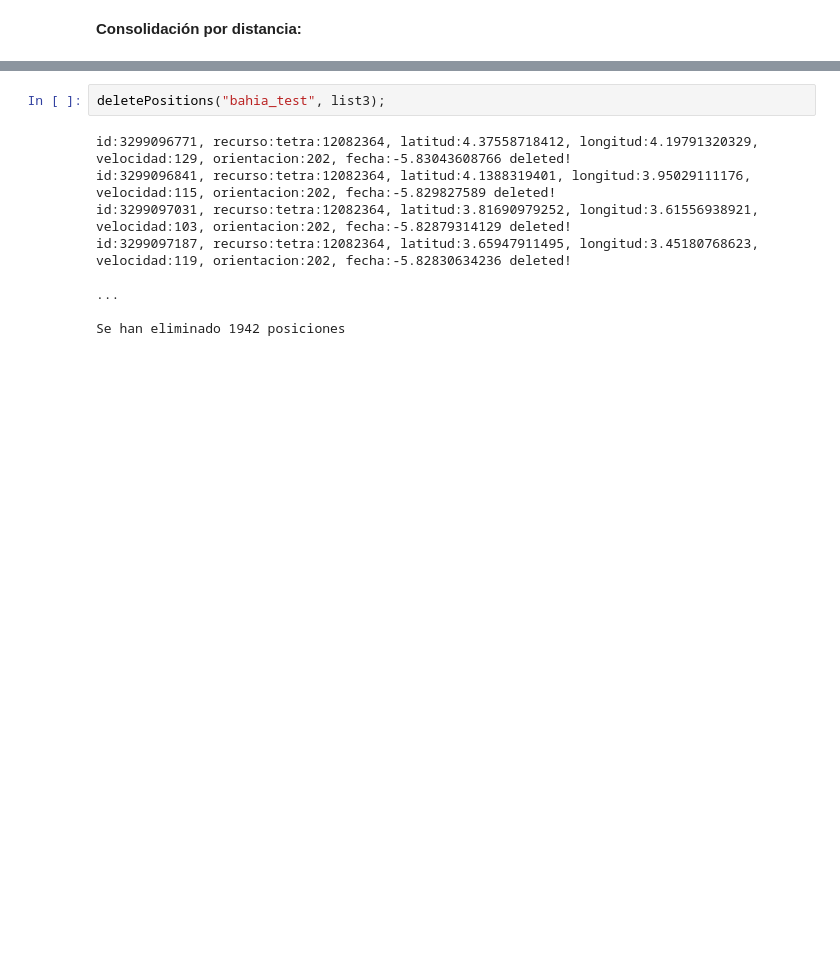
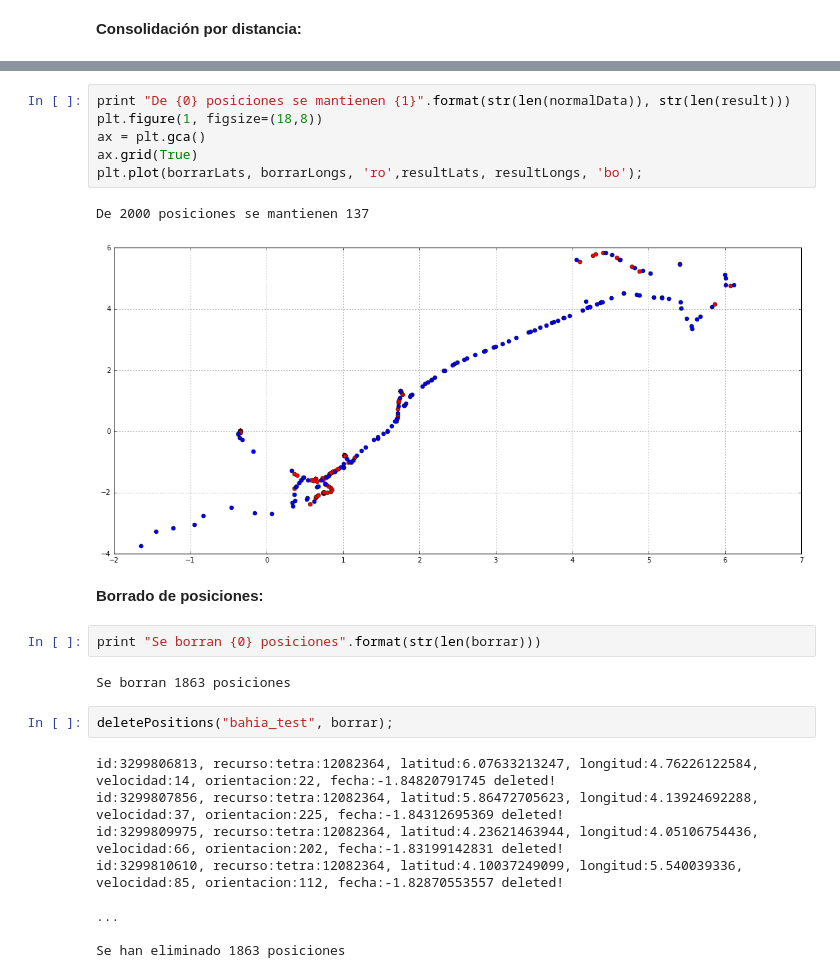
Before and after one commit to pbarbero/TFM, a Jupyter notebook: demo/demoConsolidationSimple.ipynb, the cells around one changed output, grey strips where cells are left out. Saved outputs shown, nothing was run; the diff lists cells and outputs as text; blank space fills up the shorter version.

```diff
--- a/demo/demoConsolidationSimple.ipynb
+++ b/demo/demoConsolidationSimple.ipynb
@@ -49,11 +59,26 @@ len(list3)
+# %%
+print "De {0} posiciones se mantienen {1}".format(str(len(normalData)), str(len(result)))
+plt.figure(1, figsize=(18,8))
+ax = plt.gca()
+ax.grid(True)
+plt.plot(borrarLats, borrarLongs, 'ro',resultLats, resultLongs, 'bo');
+# %% [output]
+De 2000 posiciones se mantienen 137
+[figure, added]
+# %% [markdown]
+**Borrado de posiciones:**
+# %%
+print "Se borran {0} posiciones".format(str(len(borrar)))
+# %% [output]
+Se borran 1863 posiciones
 # %%
-deletePositions("bahia_test", list3);
+deletePositions("bahia_test", borrar);
 # %% [output]
-id:3299096771, recurso:tetra:12082364, latitud:4.37558718412, longitud:4.19791320329, velocidad:129, orientacion:202, fecha:-5.83043608766 deleted!
-id:3299096841, recurso:tetra:12082364, latitud:4.1388319401, longitud:3.95029111176, velocidad:115, orientacion:202, fecha:-5.829827589 deleted!
-id:3299097031, recurso:tetra:12082364, latitud:3.81690979252, longitud:3.61556938921, velocidad:103, orientacion:202, fecha:-5.82879314129 deleted!
-id:3299097187, recurso:tetra:12082364, latitud:3.65947911495, longitud:3.45180768623, velocidad:119, orientacion:202, fecha:-5.82830634236 deleted!
+id:3299806813, recurso:tetra:12082364, latitud:6.07633213247, longitud:4.76226122584, velocidad:14, orientacion:22, fecha:-1.84820791745 deleted!
+id:3299807856, recurso:tetra:12082364, latitud:5.86472705623, longitud:4.13924692288, velocidad:37, orientacion:225, fecha:-1.84312695369 deleted!
+id:3299809975, recurso:tetra:12082364, latitud:4.23621463944, longitud:4.05106754436, velocidad:66, orientacion:202, fecha:-1.83199142831 deleted!
+id:3299810610, recurso:tetra:12082364, latitud:4.10037249099, longitud:5.540039336, velocidad:85, orientacion:112, fecha:-1.82870553557 deleted!
 
 ...
 
-Se han eliminado 1942 posiciones
+Se han eliminado 1863 posiciones
```
Also changed, not shown: parts of 4 cells of this notebook.
